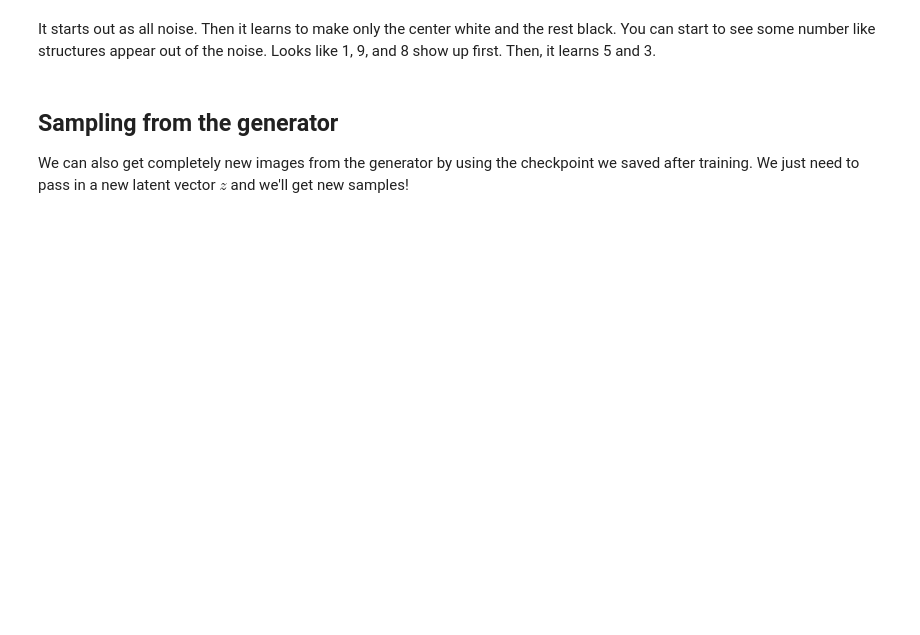
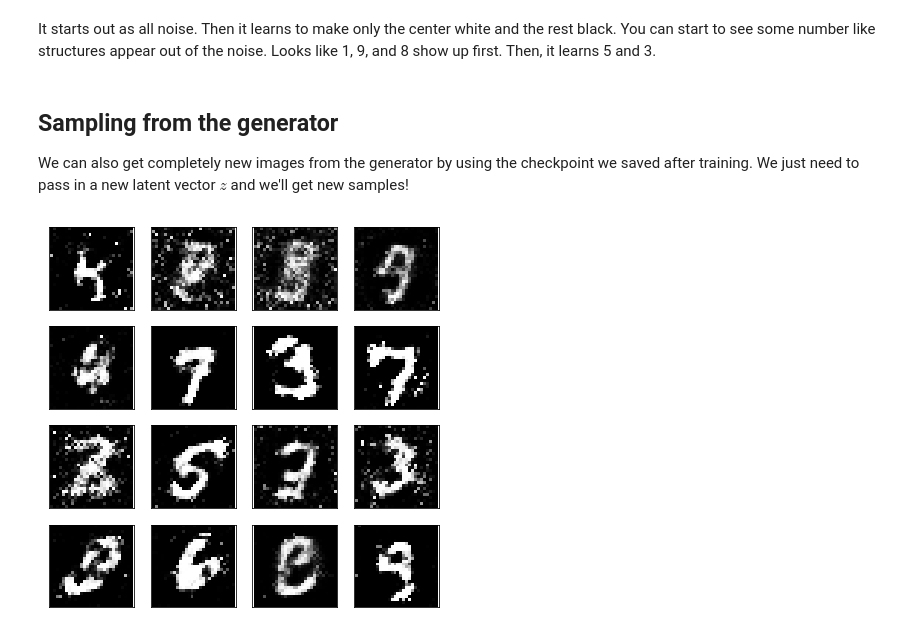
Before and after one commit to racersmith/DLFND, a Jupyter notebook: gan_mnist/Intro_to_GANs_Exercises.ipynb, the cells around one changed output. Drawn from its saved outputs; the diff is of its cells as text; code cells hidden in the pictures; blank space fills up the shorter version.

```diff
--- a/gan_mnist/Intro_to_GANs_Exercises.ipynb
+++ b/gan_mnist/Intro_to_GANs_Exercises.ipynb
@@ -99,7 +99,7 @@ def generator(z, out_dim, n_units=128, reuse=False,  alpha=0.01):
         logits = tf.layers.dense(h1, out_dim, activation=None, name='logits')
         out = tf.tanh(logits, name='out')
 
-        return out, logits
+        return out
 # %% [markdown]
 ## Discriminator
 
@@ -139,7 +139,7 @@ input_size = 784 # 28x28 MNIST images flattened
 # Size of latent vector to generator
 z_size = 100
 # Sizes of hidden layers in generator and discriminator
-g_hidden_size = 128
+g_hidden_size = 256
 d_hidden_size = 128
 # Leak factor for leaky ReLU
 alpha = 0.01
@@ -165,7 +165,7 @@ tf.reset_default_graph()
 input_real, input_z = model_inputs(input_size, z_size)
 
 # Generator network here
-g_model, g_logits = generator(input_z, input_size, g_hidden_size)
+g_model = generator(input_z, input_size, g_hidden_size)
 # g_model is the generator output
 
 # Disriminator network here
@@ -230,8 +230,8 @@ g_train_opt = tf.train.AdamOptimizer(learning_rate).minimize(g_loss, var_list=g_
 # %% [markdown]
 ## Training
 # %%
-batch_size = 100
-epochs = 100
+batch_size = 500
+epochs = 500
 samples = []
 losses = []
 saver = tf.train.Saver(var_list = g_vars)
@@ -338,9 +354,11 @@ We can also get completely new images from the generator by using the checkpoint
 # %%
 saver = tf.train.Saver(var_list=g_vars)
 with tf.Session() as sess:
     saver.restore(sess, tf.train.latest_checkpoint('checkpoints'))
     sample_z = np.random.uniform(-1, 1, size=(16, z_size))
     gen_samples = sess.run(
                    generator(input_z, input_size, n_units=g_hidden_size, reuse=True, alpha=alpha),
                    feed_dict={input_z: sample_z})
-view_samples(0, [gen_samples])
+_ = view_samples(0, [gen_samples])
+# %% [output]
+[figure, added]
```
Also changed, not shown: parts of 4 cells of this notebook, 9 other files.
